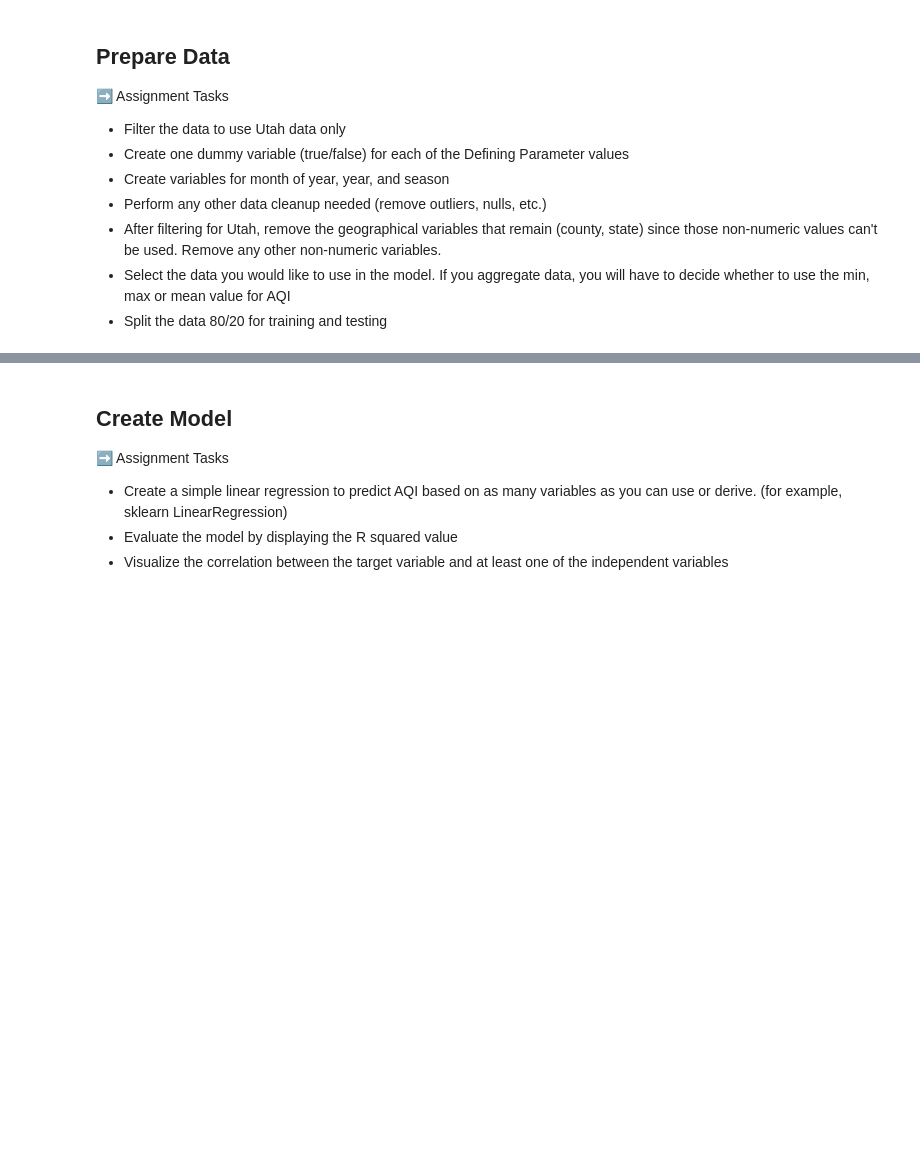
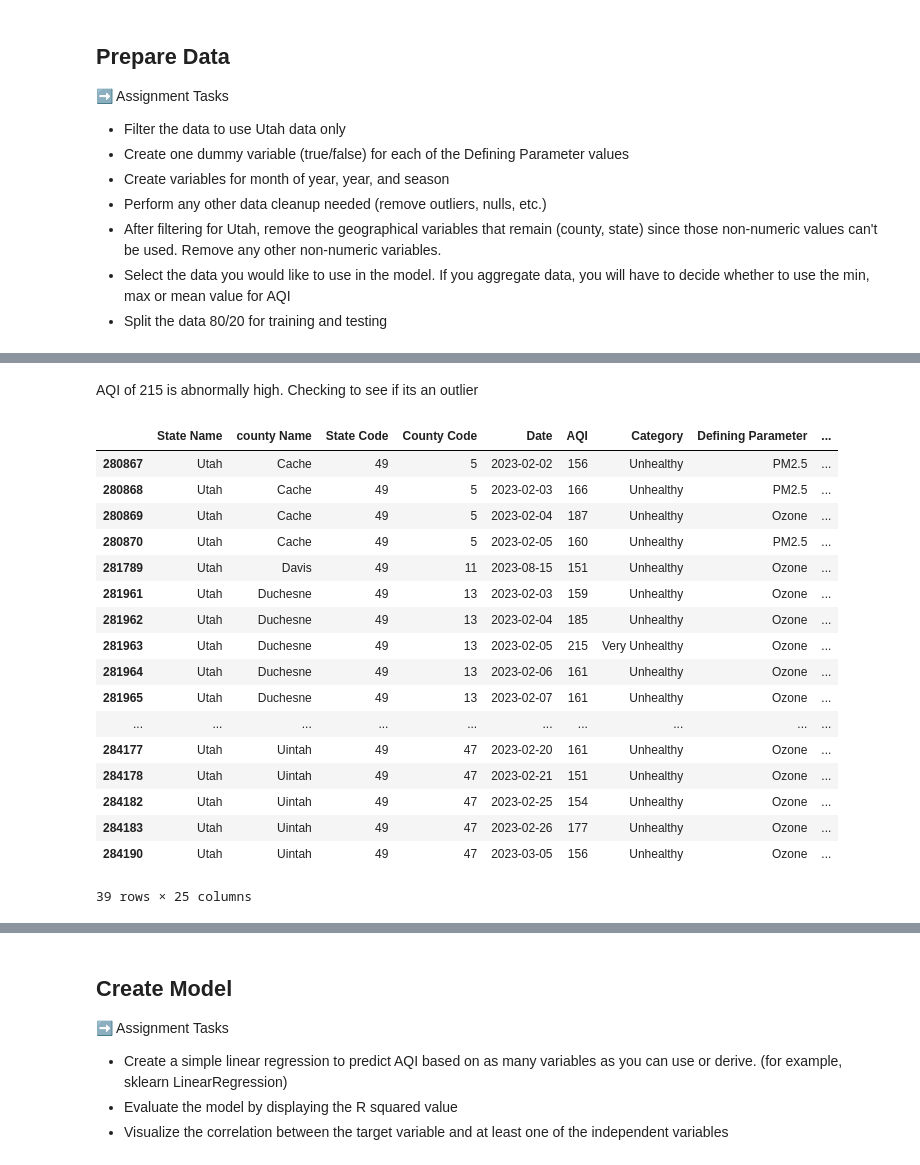
Before and after one commit to matiasarmesto/businessanalytics, a Jupyter notebook: Labs/Scripts/lab_11_air_quality_regression.ipynb, the cells around one changed output, grey strips where cells are left out. Cells and saved outputs as stored; diff of their text form; code cells hidden in the pictures; blank space fills up the shorter version.

```diff
--- a/Labs/Scripts/lab_11_air_quality_regression.ipynb
+++ b/Labs/Scripts/lab_11_air_quality_regression.ipynb
@@ -83,3 +90,5 @@ df.describe()
 - Split the data 80/20 for training and testing
 # %%
 #filter for Utah data only
+udf = df[df['State Name']== 'Utah']
+udf.head()
@@ -87,0 +102,2 @@ df.describe()
+# %%
+udf.loc[:, 'Defining Parameter'] = udf.loc[:, 'Defining Parameter'].astype(str)
@@ -87,0 +108,31 @@ df.describe()
+# %%
+#create columns
+expected_categories = ['Ozone', 'Pm2.5', 'Pm10', 'No2']  # Adjust as needed
+#dummy variables using pd.get_dummies()
+defining_parameters = pd.get_dummies(udf['Defining Parameter'],
+                                      prefix='Defining Parameter',
+                                      dummy_na=False)
+
+# Filter for expected categories if they exist
+defining_parameters = defining_parameters[[f'Defining Parameter_{cat}' for cat in expected_categories if f'Defining Parameter_{cat}' in defining_parameters.columns]]
+
+#concatenate the dummy variables to the original DataFrame
+udf = pd.concat([udf, defining_parameters], axis=1)
+
+#extracting month and year from date variable
+udf['Date'] = pd.to_datetime(udf['Date'])
+udf['Month'] = udf['Date'].dt.month
+udf['Year'] = udf['Date'].dt.year
+#function to map month to season
+def get_season(month):
+    if month in [12,1,2]:
+      return 'Winter'
+    elif month in [3,4,5]:
+      return 'Spring'
+    elif month in [6,7,8]:
+      return 'Summer'
+    else:
+      return 'Fall'
+#creating season column
+udf['Season'] = udf['Month'].apply(get_season)
+udf.head()
@@ -89,0 +160,25 @@ df.describe()
+# %% [markdown]
+AQI of 215 is abnormally high. Checking to see if its an outlier
+# %%
+#rows where AQI is higher than 150
+high_aqi_rows = udf[udf['AQI'] > 150]
+high_aqi_rows
+# %% [output]
+|  | State Name | county Name | State Code | County Code | Date | AQI | Category | Defining Parameter | ... |
+| 280867 | Utah | Cache | 49 | 5 | 2023-02-02 | 156 | Unhealthy | PM2.5 | ... |
+| 280868 | Utah | Cache | 49 | 5 | 2023-02-03 | 166 | Unhealthy | PM2.5 | ... |
+| 280869 | Utah | Cache | 49 | 5 | 2023-02-04 | 187 | Unhealthy | Ozone | ... |
+| 280870 | Utah | Cache | 49 | 5 | 2023-02-05 | 160 | Unhealthy | PM2.5 | ... |
+| 281789 | Utah | Davis | 49 | 11 | 2023-08-15 | 151 | Unhealthy | Ozone | ... |
+| 281961 | Utah | Duchesne | 49 | 13 | 2023-02-03 | 159 | Unhealthy | Ozone | ... |
+| 281962 | Utah | Duchesne | 49 | 13 | 2023-02-04 | 185 | Unhealthy | Ozone | ... |
+| 281963 | Utah | Duchesne | 49 | 13 | 2023-02-05 | 215 | Very Unhealthy | Ozone | ... |
+| 281964 | Utah | Duchesne | 49 | 13 | 2023-02-06 | 161 | Unhealthy | Ozone | ... |
+| 281965 | Utah | Duchesne | 49 | 13 | 2023-02-07 | 161 | Unhealthy | Ozone | ... |
+| ... | ... | ... | ... | ... | ... | ... | ... | ... | ... |
+| 284177 | Utah | Uintah | 49 | 47 | 2023-02-20 | 161 | Unhealthy | Ozone | ... |
+| 284178 | Utah | Uintah | 49 | 47 | 2023-02-21 | 151 | Unhealthy | Ozone | ... |
+| 284182 | Utah | Uintah | 49 | 47 | 2023-02-25 | 154 | Unhealthy | Ozone | ... |
+| 284183 | Utah | Uintah | 49 | 47 | 2023-02-26 | 177 | Unhealthy | Ozone | ... |
+| 284190 | Utah | Uintah | 49 | 47 | 2023-03-05 | 156 | Unhealthy | Ozone | ... |
+39 rows × 25 columns
```
Also changed, not shown: parts of 12 cells of this notebook.
